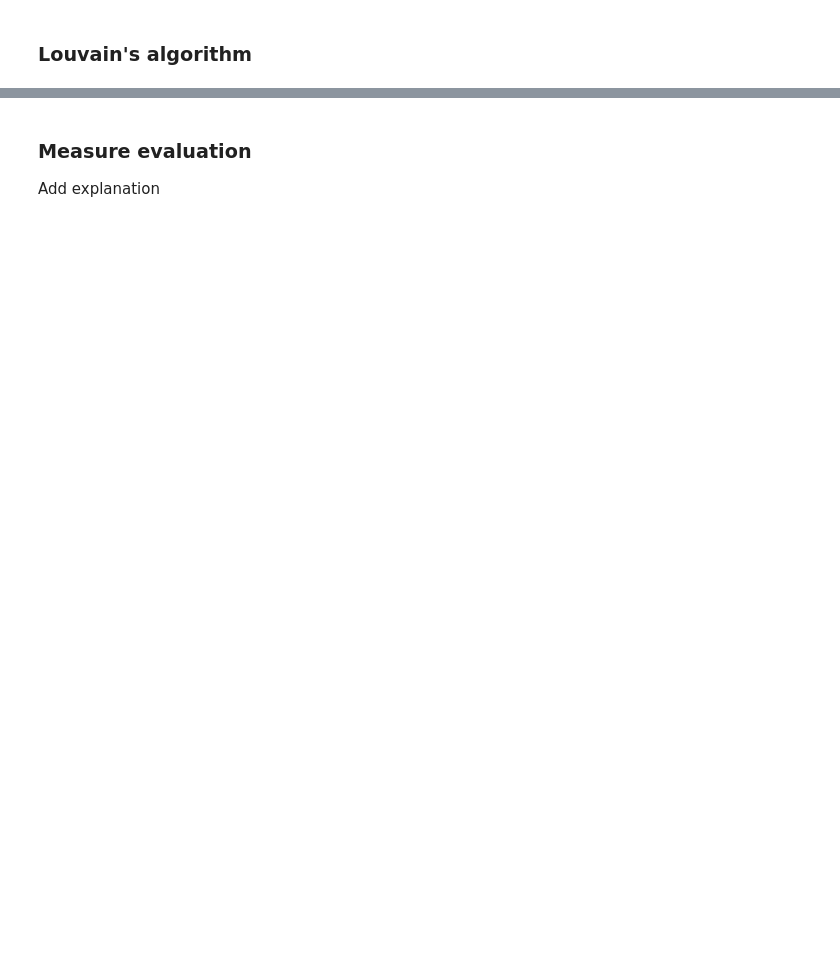
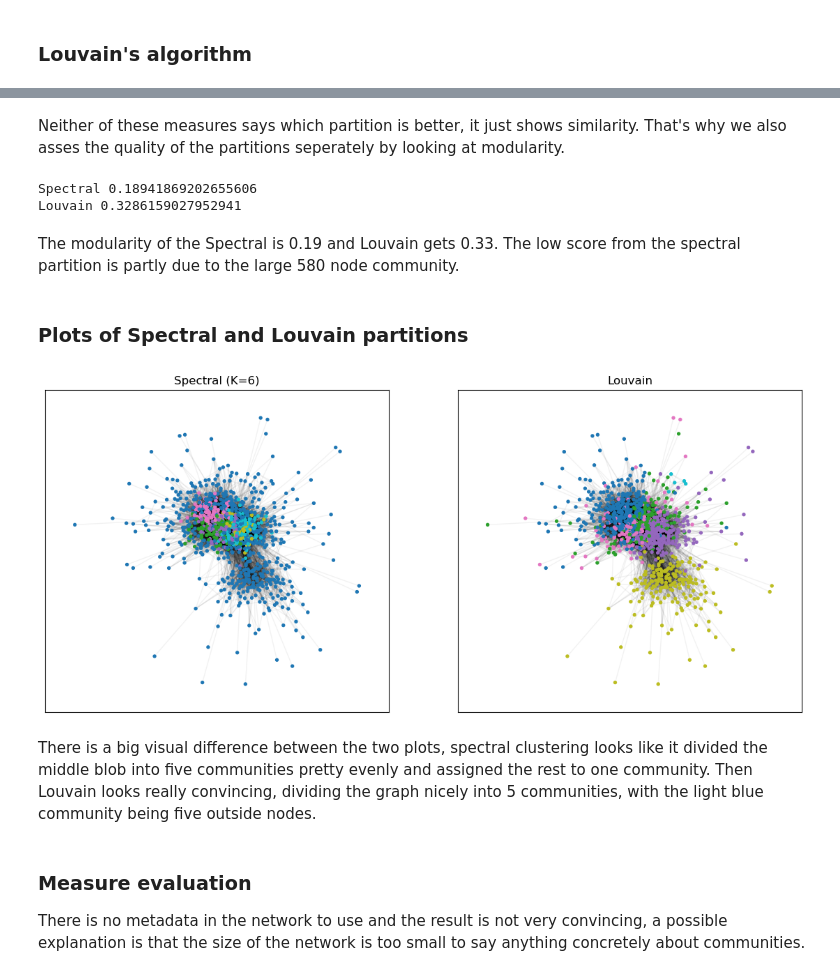
Before and after one commit to tjerkwillems7-ux/complex-networks-assignment-3, a Jupyter notebook: Group_6_Project_3.ipynb, the cells around one changed output, grey strips where cells are left out. Drawn from its saved outputs; the diff is of its cells as text; code cells hidden in the pictures; blank space fills up the shorter version.

```diff
--- a/Group_6_Project_3.ipynb
+++ b/Group_6_Project_3.ipynb
@@ -904,3 +931,31 @@ ARI (comparison between Louvain's and spectral clustering based on the greedy ex
+# %% [markdown]
+Neither of these measures says which partition is better, it just shows similarity. That's why we also asses the quality of the partitions seperately by looking at modularity.
+# %%
+def partition_sets(labels):
+    return [set(np.where(labels == c)[0]) for c in np.unique(labels)]
+
+for name, lab in [("Spectral", bfs_labels), ("Louvain", louvain_labels)]:
+    print(name, nx.community.modularity(fb, partition_sets(lab)))
+# %% [output]
+Spectral 0.18941869202655606
+Louvain 0.3286159027952941
+# %% [markdown]
+The modularity of the Spectral is 0.19 and Louvain gets 0.33. The low score from the spectral partition is partly due to the large 580 node community.
+# %% [markdown]
+### Plots of Spectral and Louvain partitions <a name="measure" id="measure"></a>
+# %%
+pos = nx.spring_layout(fb, seed=SEED)
+fig, axes = plt.subplots(1, 2, figsize=(14, 6))
+for ax, labels, title in [(axes[0], bfs_labels, "Spectral (K=6)"),
+                          (axes[1], louvain_labels, "Louvain")]:
+    nx.draw_networkx_edges(fb, pos, ax=ax, alpha=0.05)
+    nx.draw_networkx_nodes(fb, pos, ax=ax, node_color=labels, cmap="tab10", node_size=8)
+    ax.set_title(title);
+plt.show()
+# %% [output]
+[figure, added]
+# %% [markdown]
+There is a big visual difference between the two plots, spectral clustering looks like it divided the middle blob into five communities pretty evenly and assigned the rest to one community. Then Louvain looks really convincing, dividing the graph nicely into 5 communities, with the light blue community being five outside nodes.
 # %% [markdown]
 ### Measure evaluation <a name="measure-eval" id="measure-eval"></a>
-Add explanation
+There is no metadata in the network to use and the result is not very convincing, a possible explanation is that the size of the network is too small to say anything concretely about communities.
```
Also changed, not shown: parts of 20 cells of this notebook.
